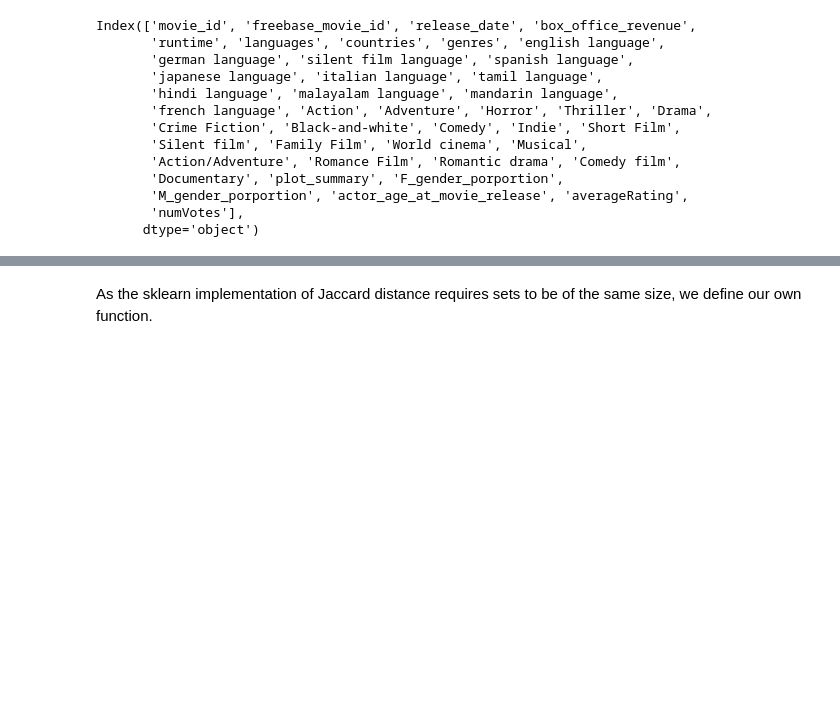
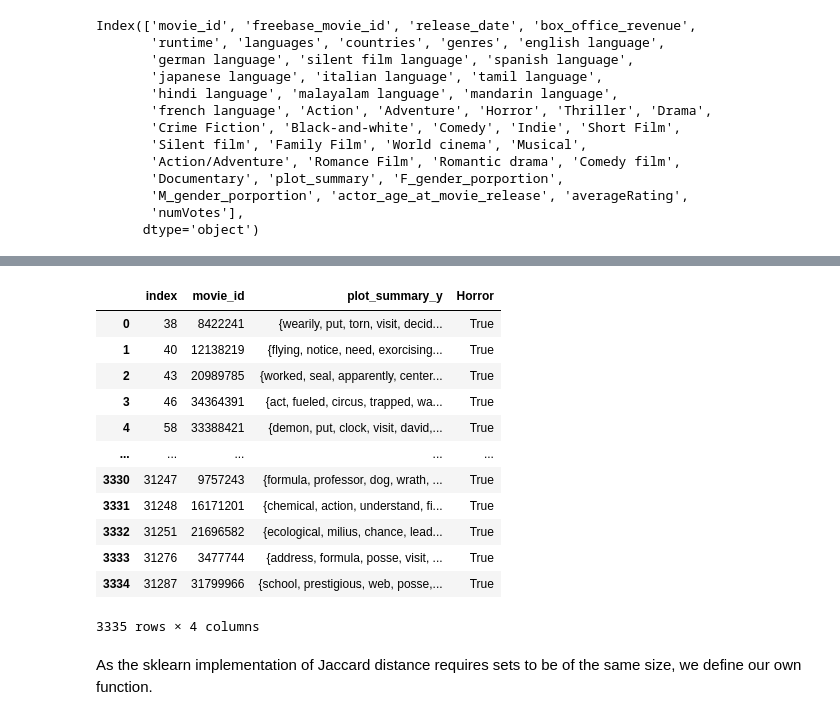
Before and after one commit to epfl-ada/ada-2022-project-adlucere2022, a Jupyter notebook: jaccard_clustering.ipynb, the cells around one changed output, grey strips where cells are left out. Saved outputs shown, nothing was run; the diff lists cells and outputs as text; code cells hidden in the pictures; blank space fills up the shorter version.

```diff
--- a/jaccard_clustering.ipynb
+++ b/jaccard_clustering.ipynb
@@ -108,3 +104,24 @@ cluster_data
+# %%
+cluster_data = cluster_data[['movie_id', 'plot_summary_y','Horror']].dropna()
+cluster_data = cluster_data[cluster_data['Horror']]
+cluster_data['plot_summary_y'] = cluster_data['plot_summary_y'].apply(lambda s: set(s.split(' ')))
+cluster_data = cluster_data.reset_index()
+#cluster_data = cluster_data.head(2000) # work on smaller subset for speed
+cluster_data
+# %% [output]
+|  | index | movie_id | plot_summary_y | Horror |
+| 0 | 38 | 8422241 | {wearily, put, torn, visit, decid... | True |
+| 1 | 40 | 12138219 | {flying, notice, need, exorcising... | True |
+| 2 | 43 | 20989785 | {worked, seal, apparently, center... | True |
+| 3 | 46 | 34364391 | {act, fueled, circus, trapped, wa... | True |
+| 4 | 58 | 33388421 | {demon, put, clock, visit, david,... | True |
+| ... | ... | ... | ... | ... |
+| 3330 | 31247 | 9757243 | {formula, professor, dog, wrath, ... | True |
+| 3331 | 31248 | 16171201 | {chemical, action, understand, fi... | True |
+| 3332 | 31251 | 21696582 | {ecological, milius, chance, lead... | True |
+| 3333 | 31276 | 3477744 | {address, formula, posse, visit, ... | True |
+| 3334 | 31287 | 31799966 | {school, prestigious, web, posse,... | True |
+3335 rows × 4 columns
 # %% [markdown]
 As the sklearn implementation of Jaccard distance requires sets to be of the same size, we define our own function.
 # %%
```
Also changed, not shown: parts of 5 cells of this notebook.
